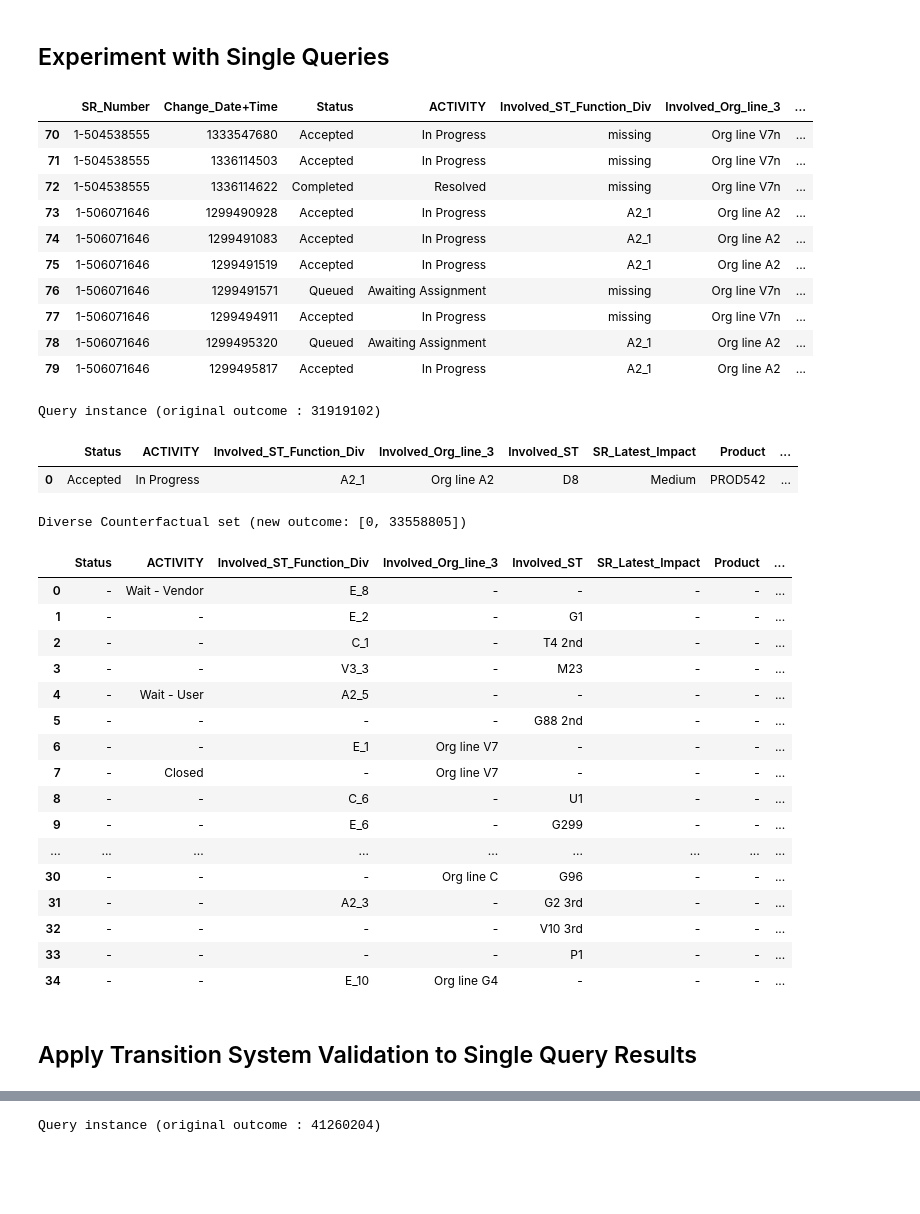
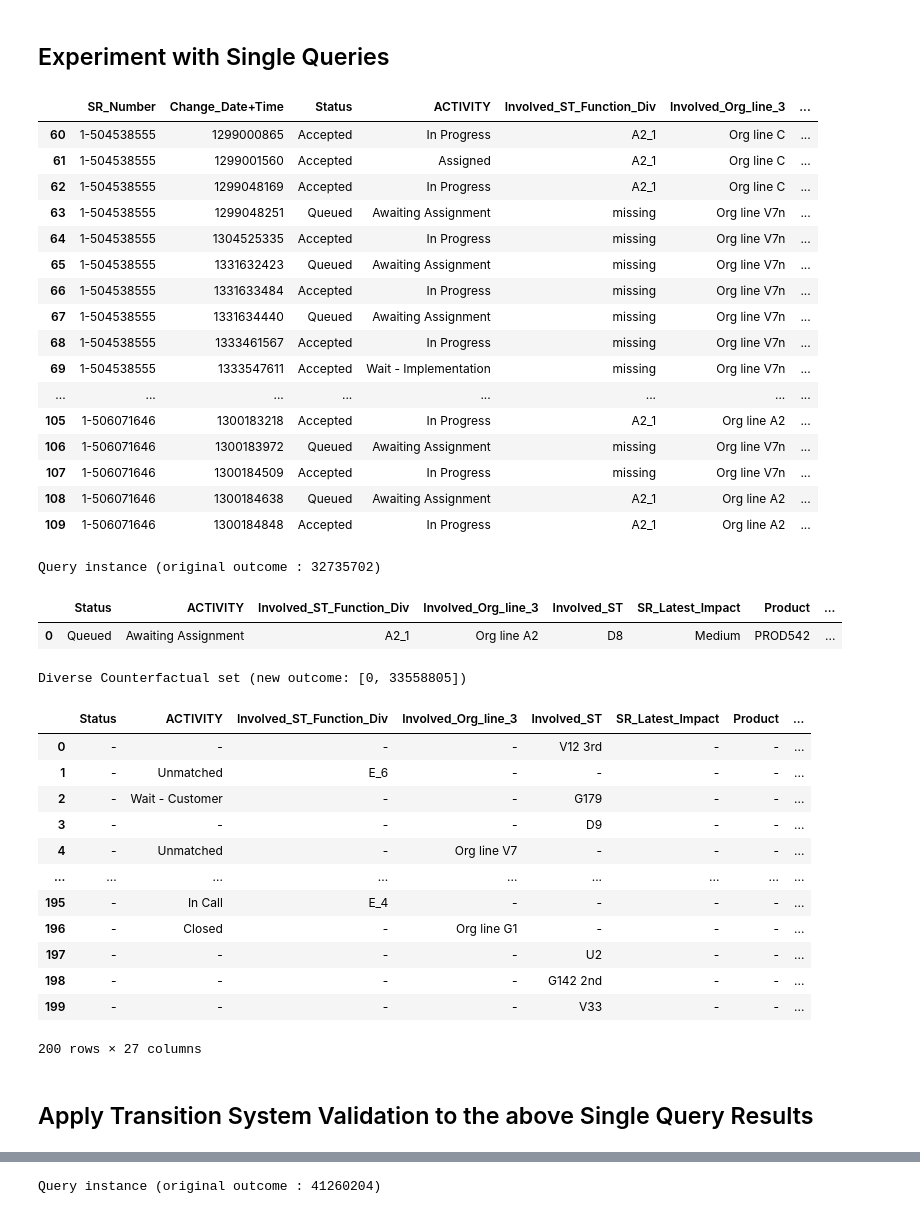
Before and after one commit to herozero777/explainable-prescriptive-analytics, a Jupyter notebook: src/02_DiCE_kpi-time.ipynb, the cells around one changed output, grey strips where cells are left out. Saved outputs shown, nothing was run; the diff lists cells and outputs as text; code cells hidden in the pictures; blank space fills up the shorter version.

```diff
--- a/src/02_DiCE_kpi-time.ipynb
+++ b/src/02_DiCE_kpi-time.ipynb
@@ -183,26 +212,32 @@ exp_genetic_iris = Dice(d_iris, m_iris, method=method)  # Method random does not
 # %% [markdown]
 ## Experiment with Single Queries
 # %%
-sidx = 70
-eidx = 80
+sidx = 60
+eidx = 110
 
 df_train[sidx: eidx]
 # df_train[sidx: eidx]
 # %% [output]
 |  | SR_Number | Change_Date+Time | Status | ACTIVITY | Involved_ST_Function_Div | Involved_Org_line_3 | ... |
-| 70 | 1-504538555 | 1333547680 | Accepted | In Progress | missing | Org line V7n | ... |
-| 71 | 1-504538555 | 1336114503 | Accepted | In Progress | missing | Org line V7n | ... |
-| 72 | 1-504538555 | 1336114622 | Completed | Resolved | missing | Org line V7n | ... |
-| 73 | 1-506071646 | 1299490928 | Accepted | In Progress | A2_1 | Org line A2 | ... |
-| 74 | 1-506071646 | 1299491083 | Accepted | In Progress | A2_1 | Org line A2 | ... |
-| 75 | 1-506071646 | 1299491519 | Accepted | In Progress | A2_1 | Org line A2 | ... |
-| 76 | 1-506071646 | 1299491571 | Queued | Awaiting Assignment | missing | Org line V7n | ... |
-| 77 | 1-506071646 | 1299494911 | Accepted | In Progress | missing | Org line V7n | ... |
-| 78 | 1-506071646 | 1299495320 | Queued | Awaiting Assignment | A2_1 | Org line A2 | ... |
-| 79 | 1-506071646 | 1299495817 | Accepted | In Progress | A2_1 | Org line A2 | ... |
+| 60 | 1-504538555 | 1299000865 | Accepted | In Progress | A2_1 | Org line C | ... |
+| 61 | 1-504538555 | 1299001560 | Accepted | Assigned | A2_1 | Org line C | ... |
+| 62 | 1-504538555 | 1299048169 | Accepted | In Progress | A2_1 | Org line C | ... |
+| 63 | 1-504538555 | 1299048251 | Queued | Awaiting Assignment | missing | Org line V7n | ... |
+| 64 | 1-504538555 | 1304525335 | Accepted | In Progress | missing | Org line V7n | ... |
+| 65 | 1-504538555 | 1331632423 | Queued | Awaiting Assignment | missing | Org line V7n | ... |
+| 66 | 1-504538555 | 1331633484 | Accepted | In Progress | missing | Org line V7n | ... |
+| 67 | 1-504538555 | 1331634440 | Queued | Awaiting Assignment | missing | Org line V7n | ... |
+| 68 | 1-504538555 | 1333461567 | Accepted | In Progress | missing | Org line V7n | ... |
+| 69 | 1-504538555 | 1333547611 | Accepted | Wait - Implementation | missing | Org line V7n | ... |
+| ... | ... | ... | ... | ... | ... | ... | ... |
+| 105 | 1-506071646 | 1300183218 | Accepted | In Progress | A2_1 | Org line A2 | ... |
+| 106 | 1-506071646 | 1300183972 | Queued | Awaiting Assignment | missing | Org line V7n | ... |
+| 107 | 1-506071646 | 1300184509 | Accepted | In Progress | missing | Org line V7n | ... |
+| 108 | 1-506071646 | 1300184638 | Queued | Awaiting Assignment | A2_1 | Org line A2 | ... |
+| 109 | 1-506071646 | 1300184848 | Accepted | In Progress | A2_1 | Org line A2 | ... |
 # %%
-sidx = 73
-eidx = 74
+sidx = 94
+eidx = 95
 total_time_upper_bound = int( y_train[sidx] * (90 / 100) )  # A percentage of the original total time of the trace
 query_instances = X_train[sidx: eidx]
 if method == "genetic":  # or method == "kdtree":
@@ -211,33 +246,29 @@ if method == "genetic":  # or method == "kdtree":
     cfe = exp_genetic_iris.generate_counterfactuals(query_instances, total_CFs=15, desired_range=[0, total_time_upper_bound], features_to_vary=cols_to_vary,
                                                     feature_weights=feature_weights)
 else:
-    cfe = exp_genetic_iris.generate_counterfactuals(query_instances, total_CFs=35, desired_range=[0, total_time_upper_bound], features_to_vary=cols_to_vary)
+    cfe = exp_genetic_iris.generate_counterfactuals(query_instances, total_CFs=200, desired_range=[0, total_time_upper_bound], features_to_vary=cols_to_vary)
 
 cfe.visualize_as_dataframe(show_only_changes=True)
 # %% [output]
-Query instance (original outcome : 31919102)
+Query instance (original outcome : 32735702)
 |  | Status | ACTIVITY | Involved_ST_Function_Div | Involved_Org_line_3 | Involved_ST | SR_Latest_Impact | Product | ... |
-| 0 | Accepted | In Progress | A2_1 | Org line A2 | D8 | Medium | PROD542 | ... |
+| 0 | Queued | Awaiting Assignment | A2_1 | Org line A2 | D8 | Medium | PROD542 | ... |
 Diverse Counterfactual set (new outcome: [0, 33558805])
 |  | Status | ACTIVITY | Involved_ST_Function_Div | Involved_Org_line_3 | Involved_ST | SR_Latest_Impact | Product | ... |
-| 0 | - | Wait - Vendor | E_8 | - | - | - | - | ... |
-| 1 | - | - | E_2 | - | G1 | - | - | ... |
-| 2 | - | - | C_1 | - | T4 2nd | - | - | ... |
-| 3 | - | - | V3_3 | - | M23 | - | - | ... |
-| 4 | - | Wait - User | A2_5 | - | - | - | - | ... |
-| 5 | - | - | - | - | G88 2nd | - | - | ... |
-| 6 | - | - | E_1 | Org line V7 | - | - | - | ... |
-| 7 | - | Closed | - | Org line V7 | - | - | - | ... |
-| 8 | - | - | C_6 | - | U1 | - | - | ... |
-| 9 | - | - | E_6 | - | G299 | - | - | ... |
+| 0 | - | - | - | - | V12 3rd | - | - | ... |
+| 1 | - | Unmatched | E_6 | - | - | - | - | ... |
+| 2 | - | Wait - Customer | - | - | G179 | - | - | ... |
+| 3 | - | - | - | - | D9 | - | - | ... |
+| 4 | - | Unmatched | - | Org line V7 | - | - | - | ... |
 | ... | ... | ... | ... | ... | ... | ... | ... | ... |
-| 30 | - | - | - | Org line C | G96 | - | - | ... |
-| 31 | - | - | A2_3 | - | G2 3rd | - | - | ... |
-| 32 | - | - | - | - | V10 3rd | - | - | ... |
-| 33 | - | - | - | - | P1 | - | - | ... |
-| 34 | - | - | E_10 | Org line G4 | - | - | - | ... |
+| 195 | - | In Call | E_4 | - | - | - | - | ... |
+| 196 | - | Closed | - | Org line G1 | - | - | - | ... |
+| 197 | - | - | - | - | U2 | - | - | ... |
+| 198 | - | - | - | - | G142 2nd | - | - | ... |
+| 199 | - | - | - | - | V33 | - | - | ... |
+200 rows × 27 columns
 # %% [markdown]
-## Apply Transition System Validation to Single Query Results
+## Apply Transition System Validation to the above Single Query Results
 # %%
 window_size = 3
 activity_n_resources_columns = ["ACTIVITY", "Involved_ST_Function_Div"]
```
Also changed, not shown: parts of 17 cells of this notebook, 2 other files.
